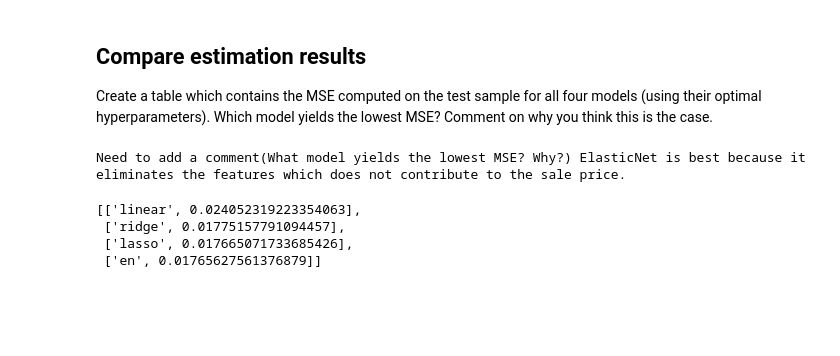
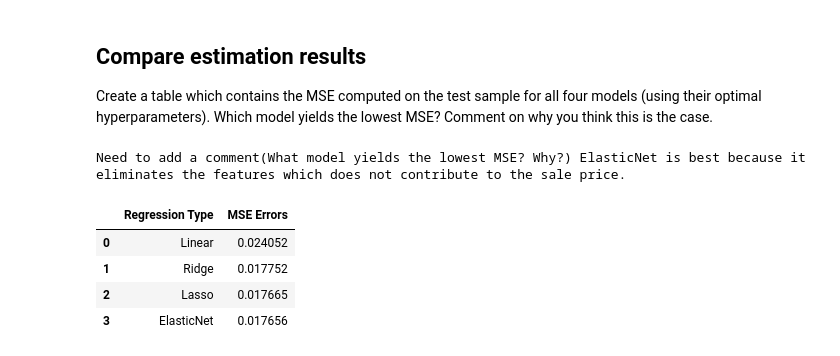
Before and after one commit to JynxC98/ML-Finance-Project-1, a Jupyter notebook: project.ipynb, the cells around one changed output. Drawn from its saved outputs; the diff is of its cells as text; code cells hidden in the pictures; blank space fills up the shorter version.

Commit message:
Updated comparision table for the last question

```diff
--- a/project.ipynb
+++ b/project.ipynb
@@ -388,7 +388,7 @@ from sklearn.pipeline import make_pipeline
 ridge = Ridge(alpha=alpha_best, fit_intercept=True)
 pipe_ridge = make_pipeline(StandardScaler(), ridge)
 pipe_ridge.fit(X_train, Y_train)
-Y_test_hat = pipe_ridge.predict(X_test)
+Y_test_hat = pipe_ridge.p(X_test)
 
 errors = Y_test - Y_test_hat
 error = mean_squared_error(Y_test, Y_test_hat)
@@ -473,7 +472,7 @@ Best alpha: 0.0006326 (MSE: 0.017)
 lasso = Lasso(alpha=alpha_best, fit_intercept=True, max_iter=100000,selection='random', random_state=random_state)
 pipe_lasso = make_pipeline(StandardScaler(), lasso)
 pipe_lasso.fit(X_train, Y_train)
-Y_test_hat = pipe_lasso.predict(X_test)
+Y_test_hat = pipe_lasso.fit_predict(X_test)
 
 errors = Y_test - Y_test_hat
 error = mean_squared_error(Y_test, Y_test_hat)
@@ -575,7 +574,7 @@ ecv.mse_path_.shape
 elasticnet = ElasticNet(alpha=alpha_best, l1_ratio=l1_best, fit_intercept=True, max_iter=100000, random_state=random_state, selection='random')
 pipe_elasticnet = make_pipeline(StandardScaler(), elasticnet)
 pipe_elasticnet.fit(X_train, Y_train)
-Y_test_hat = pipe_elasticnet.predict(X_test)
+Y_test_hat = pipe_elasticnet.fit_predict(X_test)
 
 # Compute prediction errors
 errors = Y_test - Y_test_hat
@@ -602,13 +601,14 @@ Non Zero Coefficients(ElasticNet Regression): 22
 
 Create a table which contains the MSE computed on the test sample for all four models (using their optimal hyperparameters). Which model yields the lowest MSE? Comment on why you think this is the case.
 # %%
-errors = [['linear',error_linear], ['ridge',error_ridge], ['lasso',error_lasso], ['en',error_en]]
-# label = ['linear', 'ridge', 'lasso', 'en']
-print('Need to add a comment(What model yields the lowest MSE? Why?) ElasticNet is best because it eliminates the features which does not contribute to the sale price.')
-errors
+errors = [error_linear, error_ridge, error_lasso,error_en]
+label = ['Linear', 'Ridge', 'Lasso', 'ElasticNet']
+print('Need to add a comment(What model yields the lowest MSE? Why?) ElasticNet is best because it combines both lasso and ridge.')
+pd.DataFrame({'Regression Type': label, 'MSE Errors': errors})
 # %% [output]
 Need to add a comment(What model yields the lowest MSE? Why?) ElasticNet is best because it eliminates the features which does not contribute to the sale price.
-[['linear', 0.024052319223354063],
- ['ridge', 0.01775157791094457],
- ['lasso', 0.017665071733685426],
- ['en', 0.01765627561376879]]
+|  | Regression Type | MSE Errors |
+| 0 | Linear | 0.024052 |
+| 1 | Ridge | 0.017752 |
+| 2 | Lasso | 0.017665 |
+| 3 | ElasticNet | 0.017656 |
```
Also changed, not shown: parts of 1 cell of this notebook.
